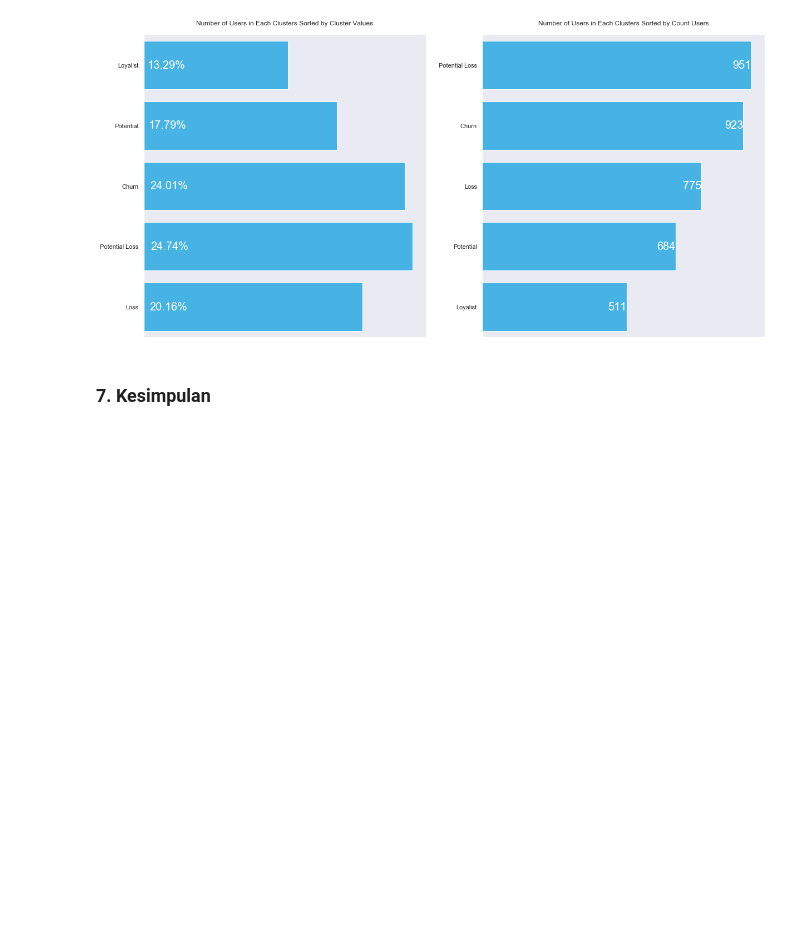
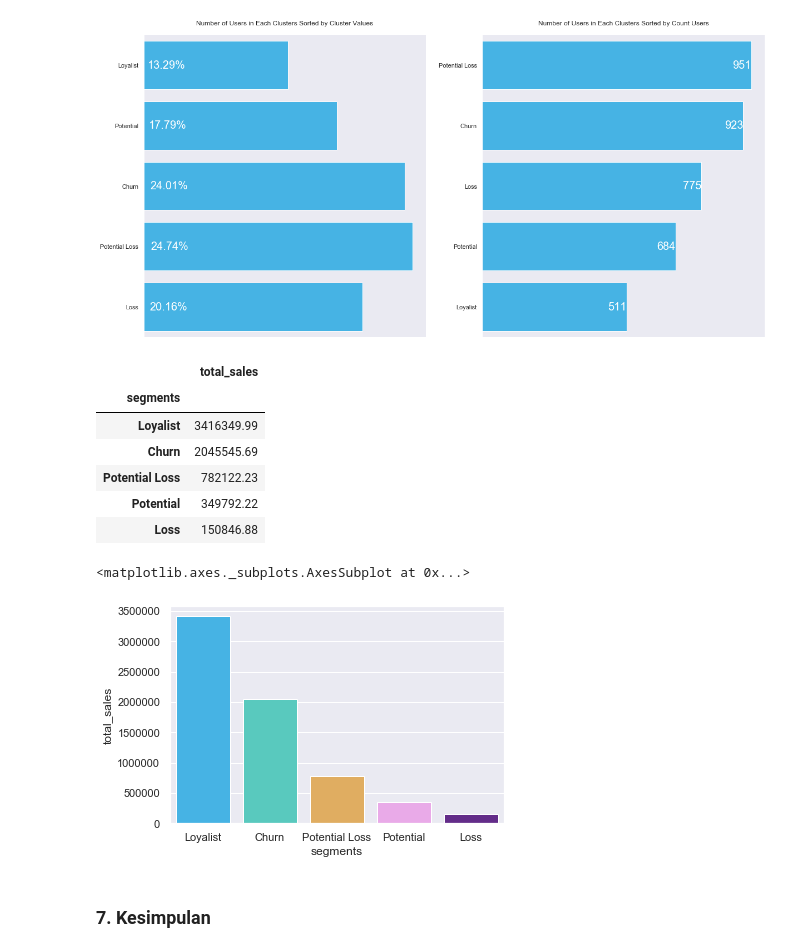
Before and after one commit to bimaputra1/ds-for-marketing-analytics, a Jupyter notebook: 2_Customer Segmentation 2010.ipynb, the cells around one changed output. Cells and saved outputs as stored; diff of their text form; code cells hidden in the pictures; blank space fills up the shorter version.

```diff
--- a/2_Customer Segmentation 2010.ipynb
+++ b/2_Customer Segmentation 2010.ipynb
@@ -519,6 +519,27 @@ for n, i in enumerate(labels):
             fontsize=20)
 # %% [output]
 [figure]
+# %%
+df_10_result['total_sales']= df_10_result['Monetary']*df_10_result['Frequency']
+
+# Total Sales per cluster
+segment_value = df_10_result['total_sales'].groupby(df_10_result['segments']).sum().sort_values(ascending = False)
+
+segment_value = pd.DataFrame(segment_value).round(2)
+
+display(segment_value)
+
+sns.barplot(segment_value.index, segment_value.total_sales)
+# %% [output]
+|  | total_sales |
+| segments |  |
+| Loyalist | 3416349.99 |
+| Churn | 2045545.69 |
+| Potential Loss | 782122.23 |
+| Potential | 349792.22 |
+| Loss | 150846.88 |
+<matplotlib.axes._subplots.AxesSubplot at 0x...>
+[figure, added]
 # %%
 # Simpan hasil segmentasi 2010
 df_10_result.to_csv('output/user_segment_10.csv', index = False)
```
Also changed, not shown: 4 other files.
